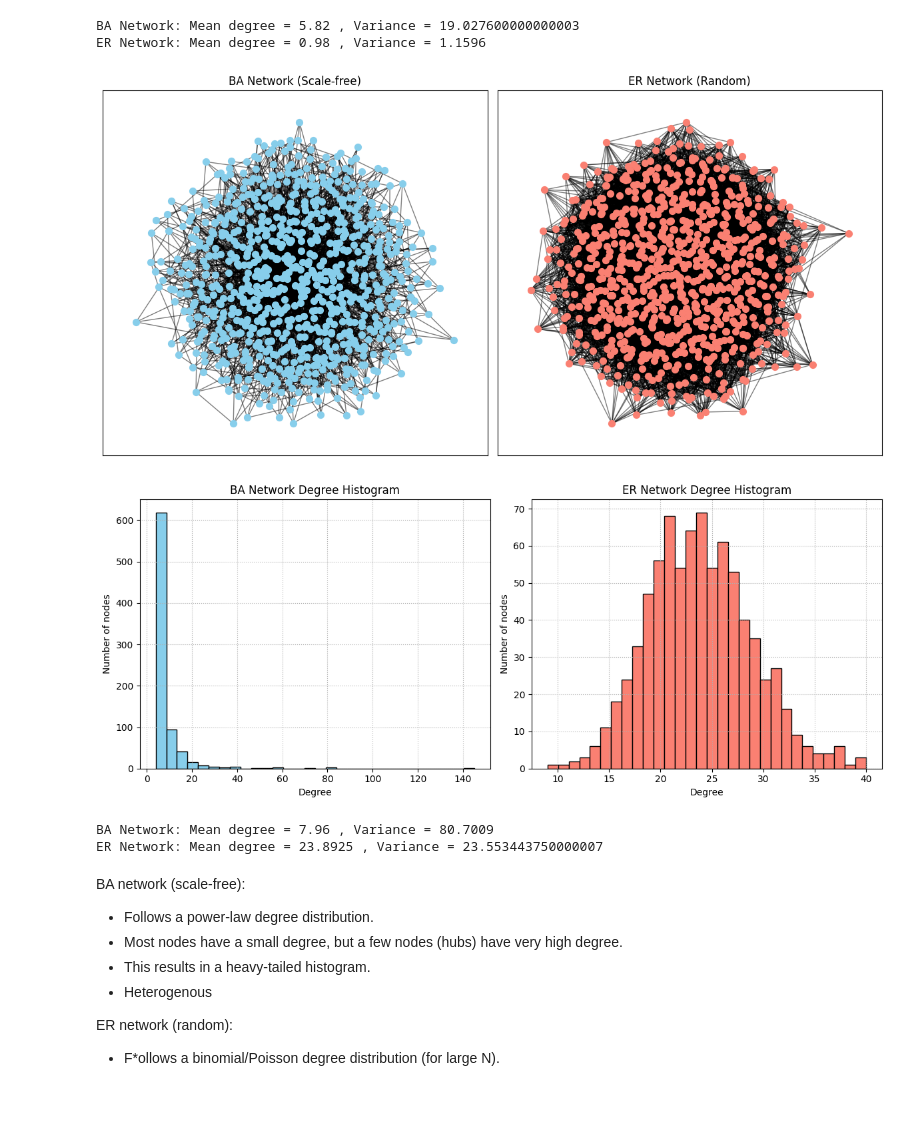
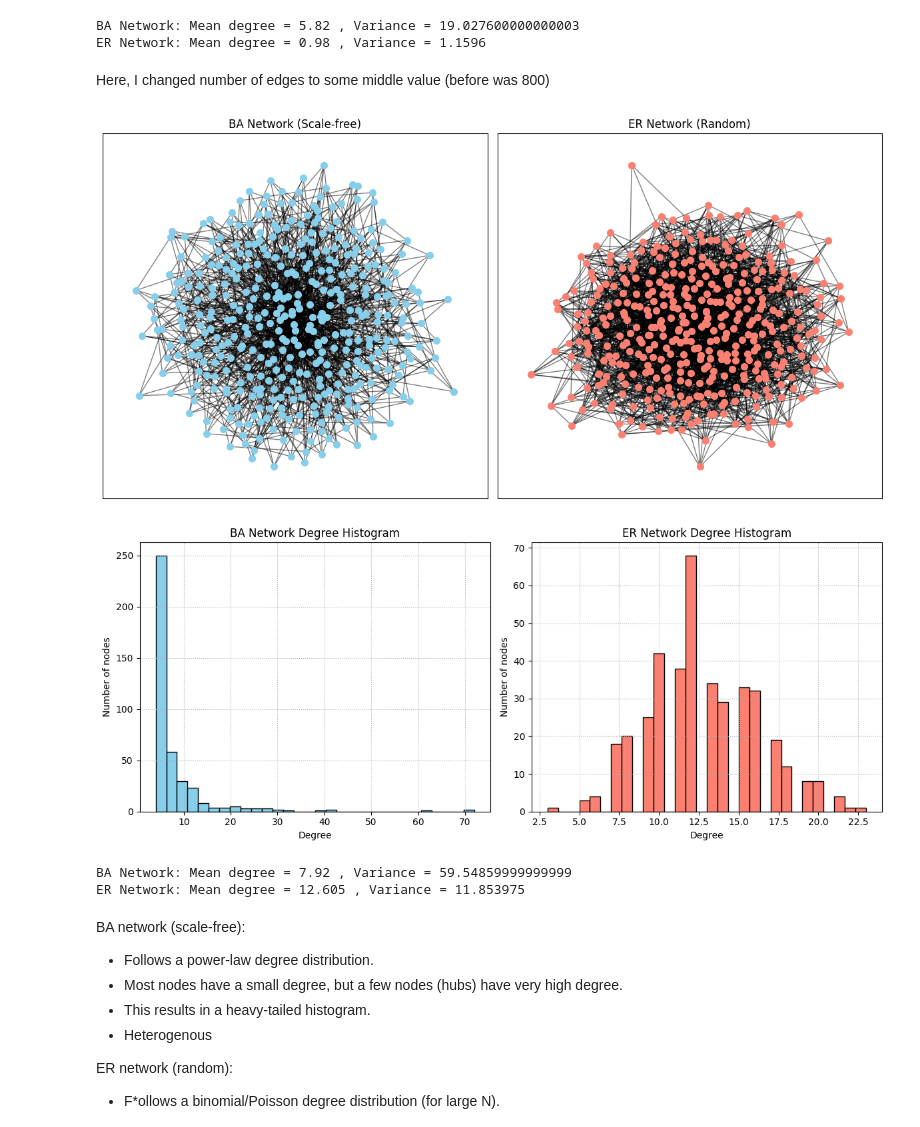
Before and after one commit to poglodjan/Python_experience, a Jupyter notebook: Machine Learning/Social Networks and Reccomendations/SNAR_pro3.ipynb, the cells around one changed output. Drawn from its saved outputs; the diff is of its cells as text; code cells hidden in the pictures; blank space fills up the shorter version.

```diff
--- a/Machine Learning/Social Networks and Reccomendations/SNAR_pro3.ipynb
+++ b/Machine Learning/Social Networks and Reccomendations/SNAR_pro3.ipynb
@@ -81,7 +101,7 @@ for i in (0.3, 0.5, 0.7):
 
     # --- Plot cumulative contribution (Pareto curve) ---
     plt.figure(figsize=(8, 6))
-    plt.plot(population_share * 100, cumulative_share * 100, label='Cumulative share of total')
+    plt.plot(population_share * 100, cumulative_share * 100, label='Lorenz curve')
     plt.axhline(80, color='r', linestyle='--', label='80% of total')
     plt.gca().invert_xaxis()
     plt.axvline(pareto_population, color='g', linestyle='--', label=f'{pareto_population:.1f}% of population')
@@ -315,13 +335,15 @@ print("ER Network: Mean degree =", er_mean, ", Variance =", er_var)
 [figure]
 BA Network: Mean degree = 5.82 , Variance = 19.027600000000003
 ER Network: Mean degree = 0.98 , Variance = 1.1596
+# %% [markdown]
+Here, I changed number of edges to some middle value (before was 800)
 # %%
 import networkx as nx
 import matplotlib.pyplot as plt
 import numpy as np
 
 # --- Parameters ---
-N = 800    # number of nodes
+N = 400    # number of nodes
 m = 4        # edges to attach for BA model
 p = 0.03     # probability for ER model
 
@@ -355,37 +377,37 @@ plt.show()
 
 # --- Plot histograms ---
 plt.figure(figsize=(12, 5))
 
 plt.subplot(1, 2, 1)
 plt.hist(ba_degrees, bins=30, color='skyblue', edgecolor='black')
 plt.title("BA Network Degree Histogram")
 plt.xlabel("Degree")
 plt.ylabel("Number of nodes")
 plt.grid(True, linestyle=':')
 
 plt.subplot(1, 2, 2)
 plt.hist(er_degrees, bins=30, color='salmon', edgecolor='black')
 plt.title("ER Network Degree Histogram")
 plt.xlabel("Degree")
 plt.ylabel("Number of nodes")
 plt.grid(True, linestyle=':')
 
 plt.tight_layout()
 plt.show()
 
 # --- Compute expectation and variance ---
 ba_mean = np.mean(ba_degrees)
 ba_var = np.var(ba_degrees)
 er_mean = np.mean(er_degrees)
 er_var = np.var(er_degrees)
 
 print("BA Network: Mean degree =", ba_mean, ", Variance =", ba_var)
 print("ER Network: Mean degree =", er_mean, ", Variance =", er_var)
 # %% [output]
-[figure, old version]
+[figure, new version]
-[figure, old version]
+[figure, new version]
-BA Network: Mean degree = 7.96 , Variance = 80.7009
-ER Network: Mean degree = 23.8925 , Variance = 23.553443750000007
+BA Network: Mean degree = 7.92 , Variance = 59.54859999999999
+ER Network: Mean degree = 12.605 , Variance = 11.853975
 # %% [markdown]
 BA network (scale-free):
 * Follows a power-law degree distribution.
```
Also changed, not shown: parts of 10 cells of this notebook.
